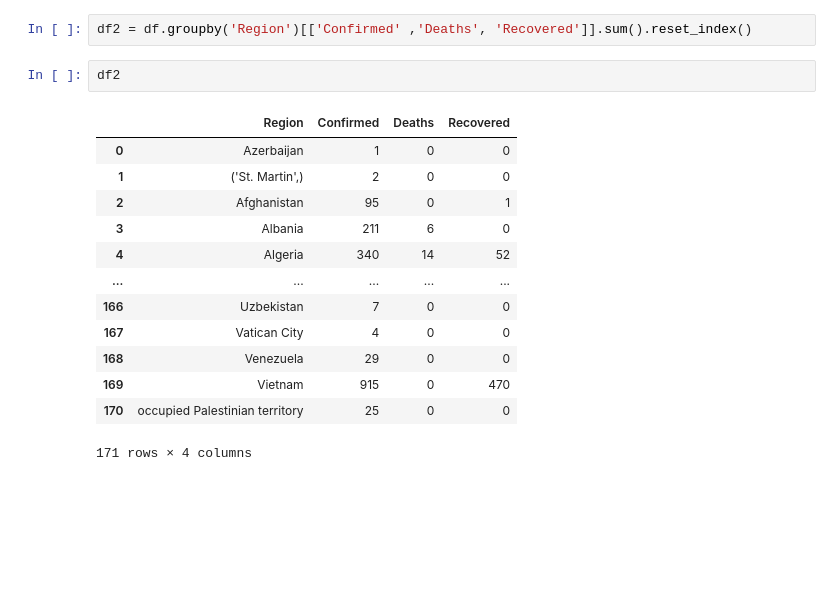
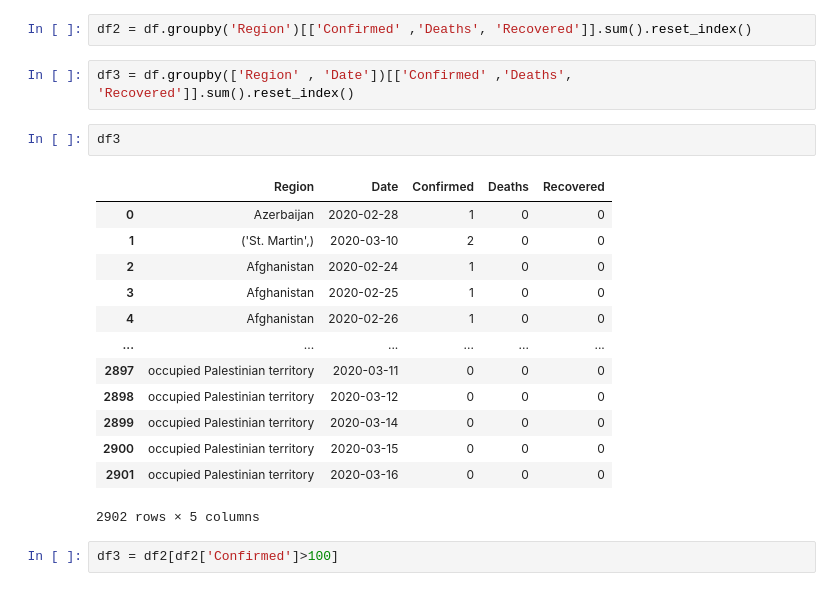
Before and after one commit to mahursh/Covid-19-Dataset, a Jupyter notebook: Covid-19.ipynb, the cells around one changed output. Drawn from its saved outputs; the diff is of its cells as text; blank space fills up the shorter version.

```diff
--- a/Covid-19.ipynb
+++ b/Covid-19.ipynb
@@ -129,18 +127,22 @@ memory usage: 337.1+ KB
 # %%
 df2 = df.groupby('Region')[['Confirmed' ,'Deaths', 'Recovered']].sum().reset_index()
 # %%
-df2
+df3 = df.groupby(['Region' , 'Date'])[['Confirmed' ,'Deaths', 'Recovered']].sum().reset_index()
-# %% [output]
-|  | Region | Confirmed | Deaths | Recovered |
-| 0 | Azerbaijan | 1 | 0 | 0 |
-| 1 | ('St. Martin',) | 2 | 0 | 0 |
-| 2 | Afghanistan | 95 | 0 | 1 |
-| 3 | Albania | 211 | 6 | 0 |
-| 4 | Algeria | 340 | 14 | 52 |
-| ... | ... | ... | ... | ... |
-| 166 | Uzbekistan | 7 | 0 | 0 |
-| 167 | Vatican City | 4 | 0 | 0 |
-| 168 | Venezuela | 29 | 0 | 0 |
-| 169 | Vietnam | 915 | 0 | 470 |
-| 170 | occupied Palestinian territory | 25 | 0 | 0 |
-171 rows × 4 columns
+# %%
+df3
+# %% [output]
+|  | Region | Date | Confirmed | Deaths | Recovered |
+| 0 | Azerbaijan | 2020-02-28 | 1 | 0 | 0 |
+| 1 | ('St. Martin',) | 2020-03-10 | 2 | 0 | 0 |
+| 2 | Afghanistan | 2020-02-24 | 1 | 0 | 0 |
+| 3 | Afghanistan | 2020-02-25 | 1 | 0 | 0 |
+| 4 | Afghanistan | 2020-02-26 | 1 | 0 | 0 |
+| ... | ... | ... | ... | ... | ... |
+| 2897 | occupied Palestinian territory | 2020-03-11 | 0 | 0 | 0 |
+| 2898 | occupied Palestinian territory | 2020-03-12 | 0 | 0 | 0 |
+| 2899 | occupied Palestinian territory | 2020-03-14 | 0 | 0 | 0 |
+| 2900 | occupied Palestinian territory | 2020-03-15 | 0 | 0 | 0 |
+| 2901 | occupied Palestinian territory | 2020-03-16 | 0 | 0 | 0 |
+2902 rows × 5 columns
+# %%
+df3 = df2[df2['Confirmed']>100]
```
Also changed, not shown: parts of 5 cells of this notebook.
